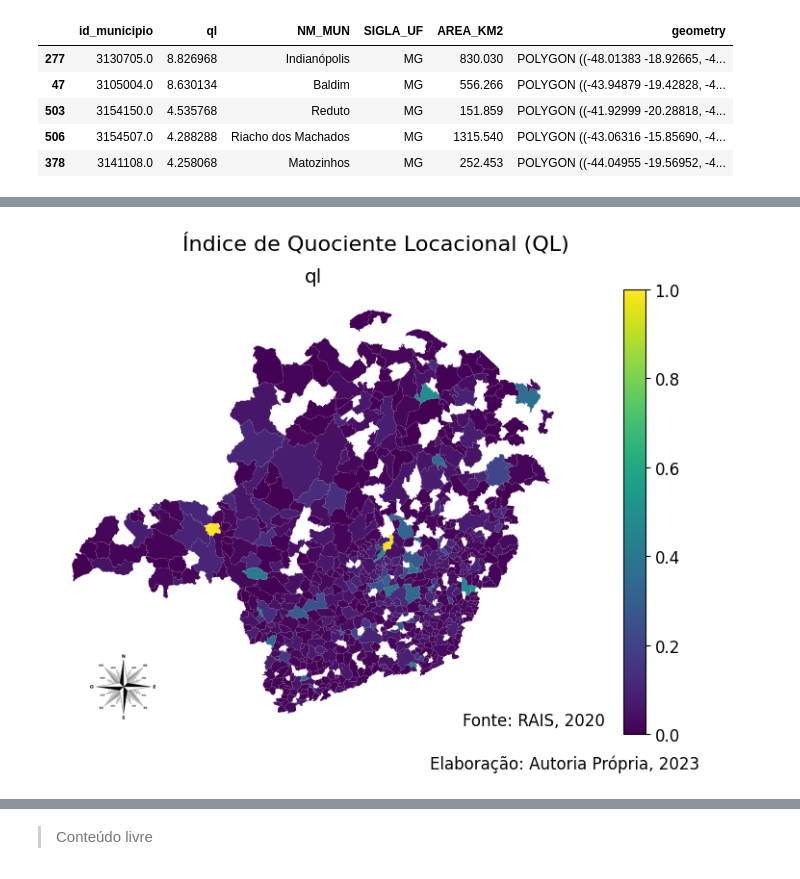
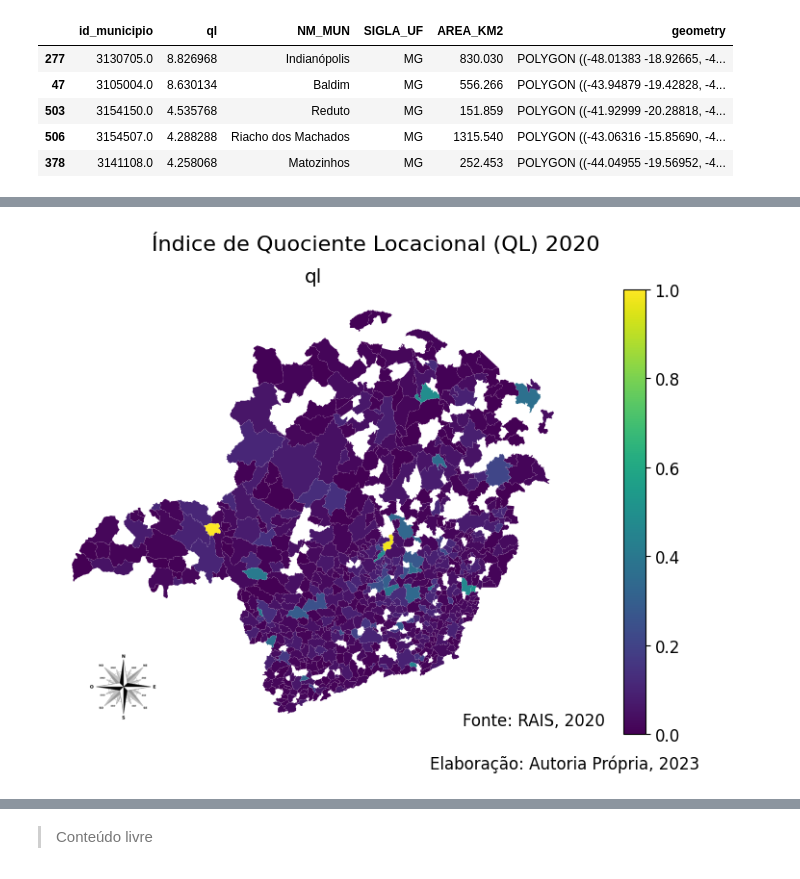
Before and after one commit to Leonardo-Dias-Up/Colab, a Jupyter notebook: DataViva_Atividade.ipynb, the cells around one changed output, grey strips where cells are left out. Saved outputs shown, nothing was run; the diff lists cells and outputs as text; code cells hidden in the pictures.

```diff
--- a/DataViva_Atividade.ipynb
+++ b/DataViva_Atividade.ipynb
@@ -492,35 +599,35 @@ columns = ['ql']
 data = df_ql_construcao_2020[columns]
 
 # Normalizar os dados de 0 a 1
 data_norm = (data - data.min()) / (data.max() - data.min())
 
 # Criar um novo GeoDataFrame com os dados normalizados e as geometrias dos municípios
 data_norm_df = gpd.GeoDataFrame(pd.concat([data_norm, df_ql_construcao_2020['geometry']], axis=1))
 
 # Plotar os mapas para cada coluna
 fig, ax = plt.subplots(figsize=(12, 6))
 
 for col in columns:
     data_norm_df.plot(column=col, ax=ax, legend=True, cmap='viridis')
     ax.set_title(col)
     ax.set_facecolor('#f2f2f2')
     ax.axis('off')
     ax.text(1.05, 0.02, 'Fonte: RAIS, 2020', fontsize=12, ha='right', transform=ax.transAxes)
     axins2 = ax.inset_axes([0.065, 0.03, 0.15, 0.15], transform=ax.transAxes)
     axins2.set_aspect('equal')
     axins2.axis('off')
     axins2.imshow(img)
 
 # Adiciona o título
-plt.suptitle('Índice de Quociente Locacional (QL)', fontsize=16, x=0.57)
+plt.suptitle('Índice de Quociente Locacional (QL) 2020', fontsize=16, x=0.57)
 
 # Adiciona a fonte do gráfico geral
 fig.text(0.85, 0.05, 'Elaboração: Autoria Própria, 2023', fontsize=12, ha='right')
 
 # Exibe a plotagem
 plt.show()
 # %% [output]
-[figure, old version]
+[figure, new version]
 # %%
 # Realizar merge externo entre df_ql_construcao_2010 e df_ql_construcao_2020
 merged_df = df_ql_construcao_2010.merge(df_ql_construcao_2020, on='id_municipio', how='outer')
```
Also changed, not shown: parts of 21 cells of this notebook.
